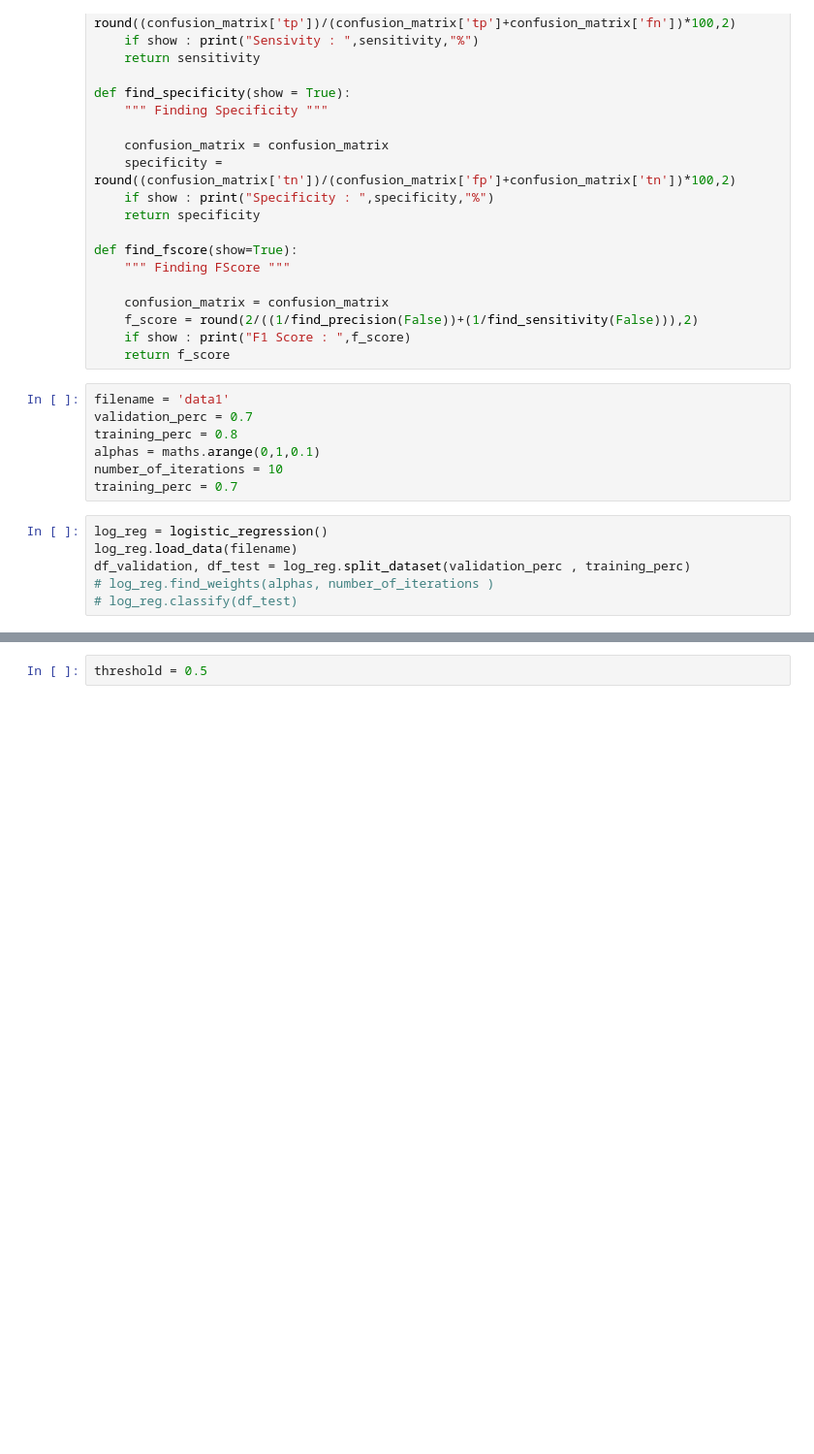
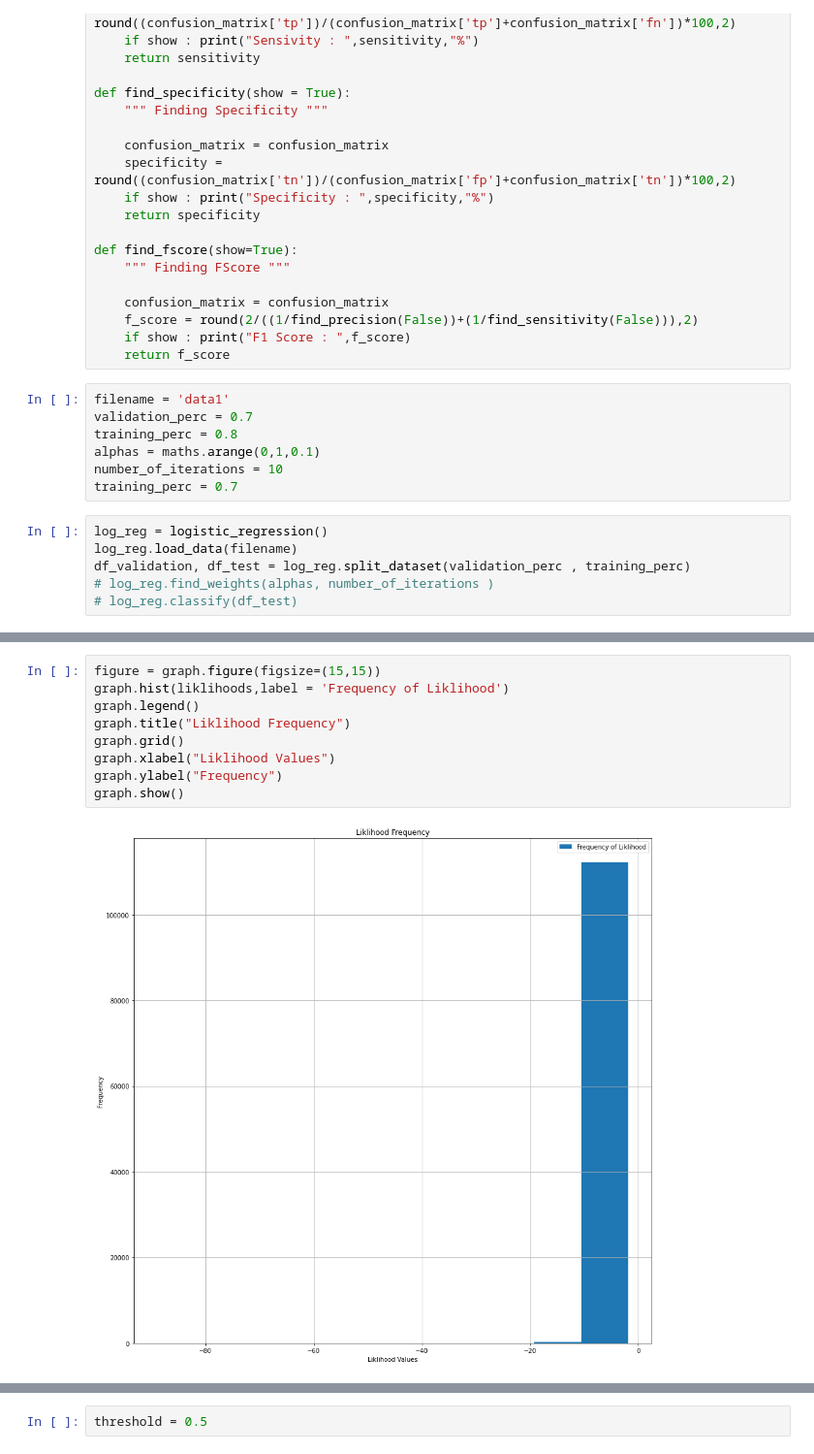
Before and after one commit to Ashirbad-Sarangi/logistic_regression, a Jupyter notebook: codes/logistic_regression.ipynb, the cells around one changed output, grey strips where cells are left out. Shown at 97% size. Cells and saved outputs as stored; diff of their text form; blank space fills up the shorter version.

```diff
--- a/codes/logistic_regression.ipynb
+++ b/codes/logistic_regression.ipynb
@@ -207,0 +248,11 @@ print(len(norms))
+# %%
+figure = graph.figure(figsize=(15,15))
+graph.hist(liklihoods,label = 'Frequency of Liklihood')
+graph.legend()
+graph.title("Liklihood Frequency")
+graph.grid()
+graph.xlabel("Liklihood Values")
+graph.ylabel("Frequency")
+graph.show()
+# %% [output]
+[figure, added]
```
Also changed, not shown: parts of 33 cells of this notebook, 1 other file.
